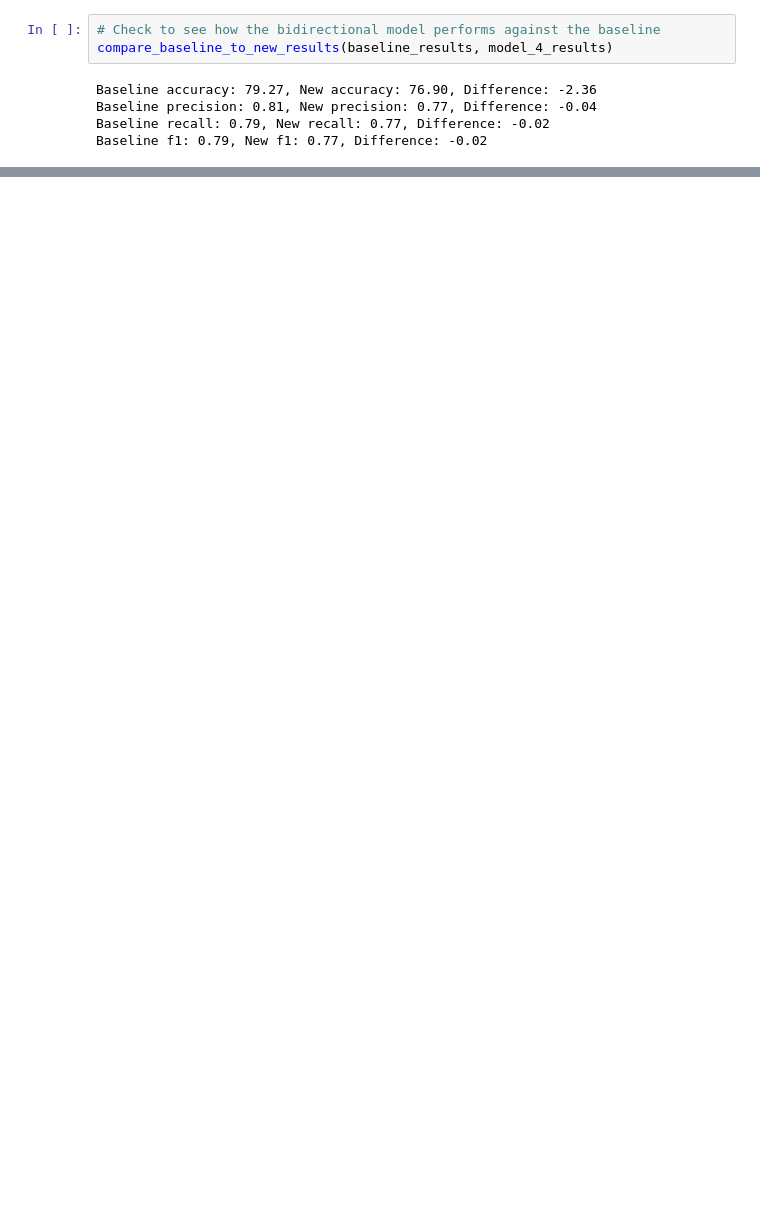
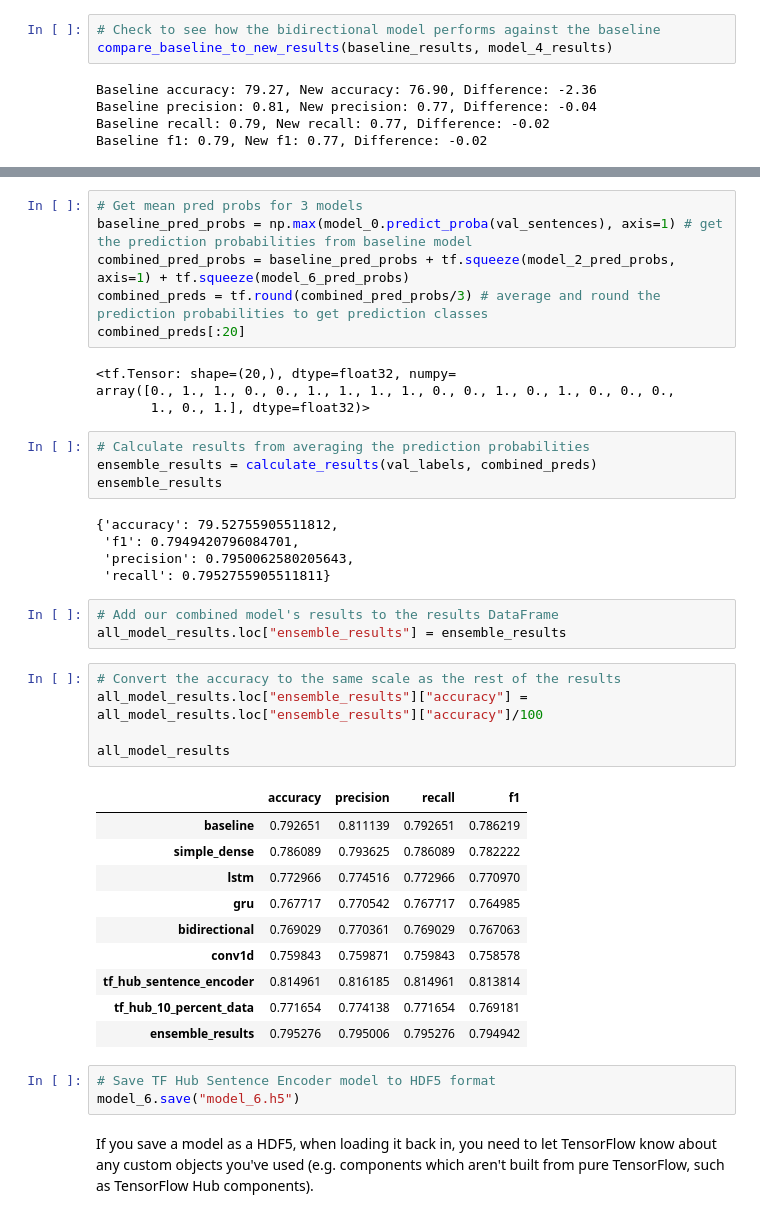
Before and after one commit to prachuryanath/TF-Learning, a Jupyter notebook: 08_introduction_to_nlp_in_tensorflow.ipynb, the cells around one changed output, grey strips where cells are left out. Drawn from its saved outputs; the diff is of its cells as text; blank space fills up the shorter version.

```diff
--- a/08_introduction_to_nlp_in_tensorflow.ipynb
+++ b/08_introduction_to_nlp_in_tensorflow.ipynb
@@ -1008,0 +1463,43 @@ Baseline f1: 0.79, New f1: 0.77, Difference: -0.02
+# %%
+# Get mean pred probs for 3 models
+baseline_pred_probs = np.max(model_0.predict_proba(val_sentences), axis=1) # get the prediction probabilities from baseline model
+combined_pred_probs = baseline_pred_probs + tf.squeeze(model_2_pred_probs, axis=1) + tf.squeeze(model_6_pred_probs)
+combined_preds = tf.round(combined_pred_probs/3) # average and round the prediction probabilities to get prediction classes
+combined_preds[:20]
+# %% [output]
+<tf.Tensor: shape=(20,), dtype=float32, numpy=
+array([0., 1., 1., 0., 0., 1., 1., 1., 1., 0., 0., 1., 0., 1., 0., 0., 0.,
+       1., 0., 1.], dtype=float32)>
+# %%
+# Calculate results from averaging the prediction probabilities
+ensemble_results = calculate_results(val_labels, combined_preds)
+ensemble_results
+# %% [output]
+{'accuracy': 79.52755905511812,
+ 'f1': 0.7949420796084701,
+ 'precision': 0.7950062580205643,
+ 'recall': 0.7952755905511811}
+# %%
+# Add our combined model's results to the results DataFrame
+all_model_results.loc["ensemble_results"] = ensemble_results
+# %%
+# Convert the accuracy to the same scale as the rest of the results
+all_model_results.loc["ensemble_results"]["accuracy"] = all_model_results.loc["ensemble_results"]["accuracy"]/100
+
+all_model_results
+# %% [output]
+|  | accuracy | precision | recall | f1 |
+| baseline | 0.792651 | 0.811139 | 0.792651 | 0.786219 |
+| simple_dense | 0.786089 | 0.793625 | 0.786089 | 0.782222 |
+| lstm | 0.772966 | 0.774516 | 0.772966 | 0.770970 |
+| gru | 0.767717 | 0.770542 | 0.767717 | 0.764985 |
+| bidirectional | 0.769029 | 0.770361 | 0.769029 | 0.767063 |
+| conv1d | 0.759843 | 0.759871 | 0.759843 | 0.758578 |
+| tf_hub_sentence_encoder | 0.814961 | 0.816185 | 0.814961 | 0.813814 |
+| tf_hub_10_percent_data | 0.771654 | 0.774138 | 0.771654 | 0.769181 |
+| ensemble_results | 0.795276 | 0.795006 | 0.795276 | 0.794942 |
+# %%
+# Save TF Hub Sentence Encoder model to HDF5 format
+model_6.save("model_6.h5")
+# %% [markdown]
+If you save a model as a HDF5, when loading it back in, you need to let TensorFlow know about any custom objects you've used (e.g. components which aren't built from pure TensorFlow, such as TensorFlow Hub components).
```
Also changed, not shown: parts of 94 cells of this notebook.
